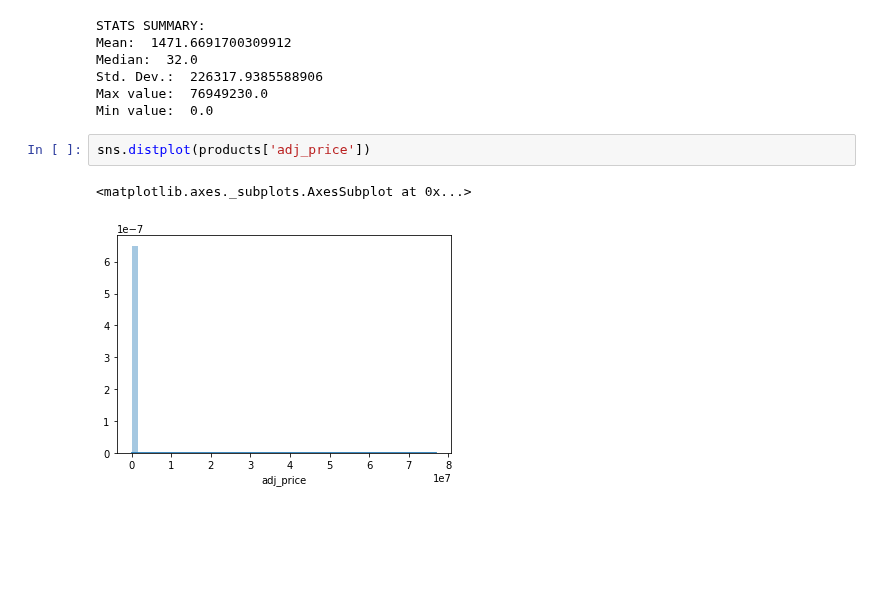
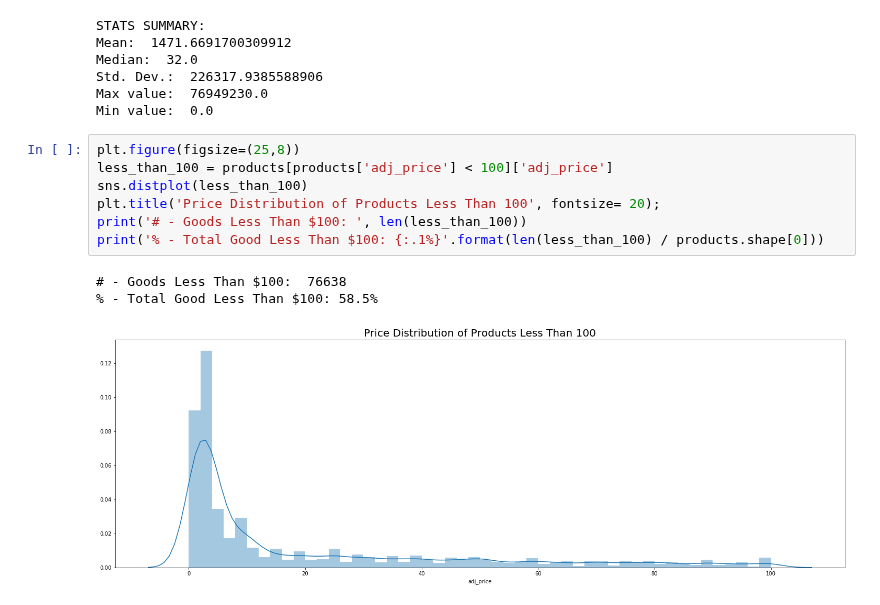
Before and after one commit to Morgan-Sell/darknet-economics, a Jupyter notebook: data_process_feat_eng.ipynb, the cells around one changed output. Drawn from its saved outputs; the diff is of its cells as text; blank space fills up the shorter version.

```diff
--- a/data_process_feat_eng.ipynb
+++ b/data_process_feat_eng.ipynb
@@ -52,8 +53,14 @@ Median:  32.0
 Std. Dev.:  226317.9385588906
 Max value:  76949230.0
 Min value:  0.0
-# %%
-sns.distplot(products['adj_price'])
-# %% [output]
-<matplotlib.axes._subplots.AxesSubplot at 0x...>
-[figure, removed]
+# %%
+plt.figure(figsize=(25,8))
+less_than_100 = products[products['adj_price'] < 100]['adj_price']
+sns.distplot(less_than_100)
+plt.title('Price Distribution of Products Less Than 100', fontsize= 20);
+print('# - Goods Less Than $100: ', len(less_than_100))
+print('% - Total Good Less Than $100: {:.1%}'.format(len(less_than_100) / products.shape[0]))
+# %% [output]
+# - Goods Less Than $100:  76638
+% - Total Good Less Than $100: 58.5%
+[figure, added]
```
Also changed, not shown: parts of 6 cells of this notebook, 1 other file.
